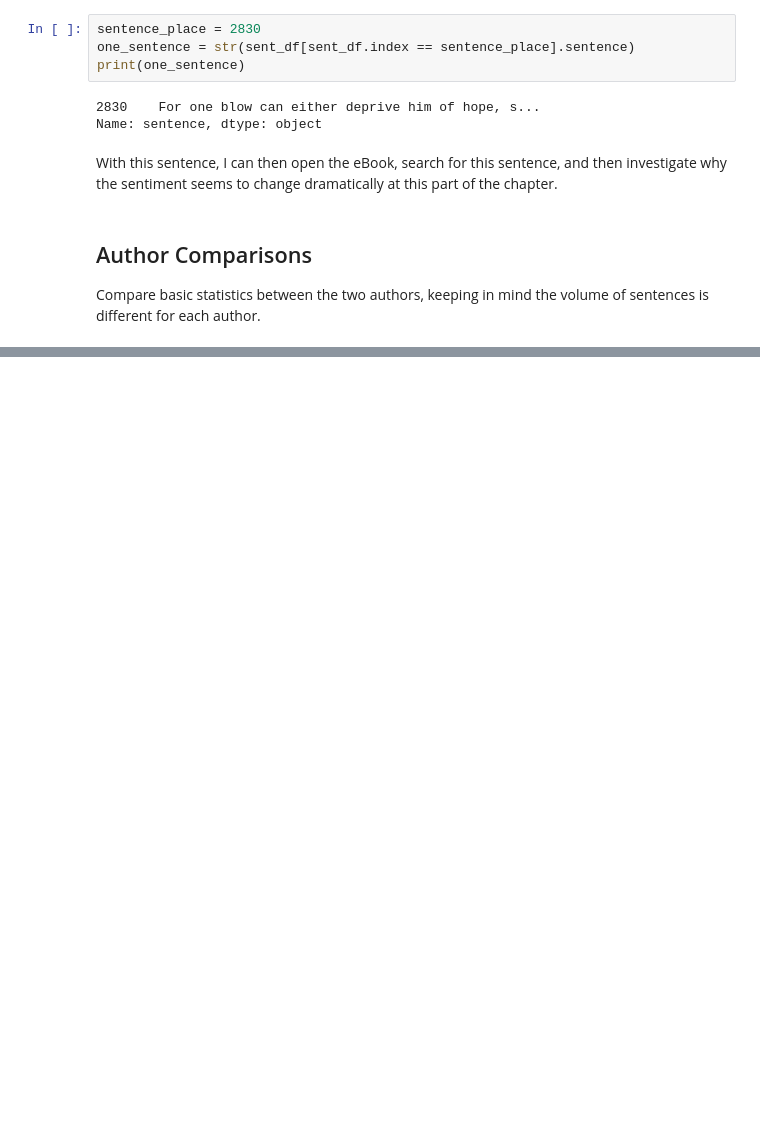
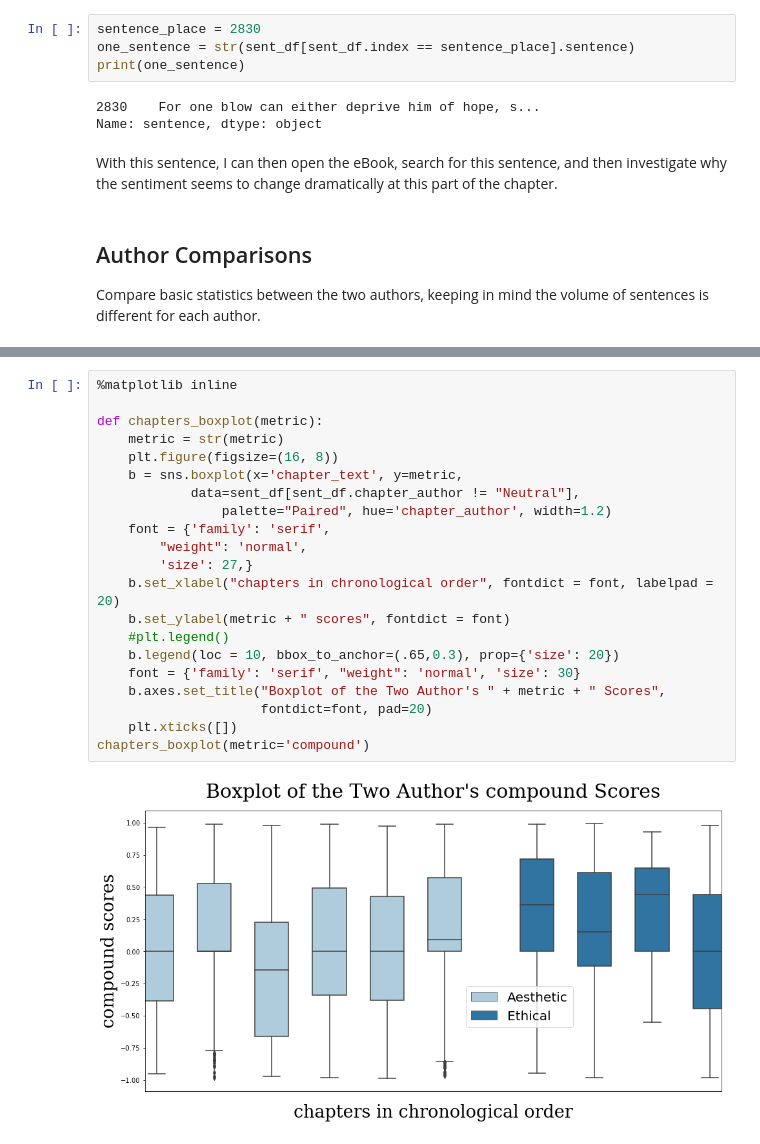
Before and after one commit to paulmtree/Philosophy_Analysis, a Jupyter notebook: Preliminary Sentiment Analysis.ipynb, the cells around one changed output, grey strips where cells are left out. Drawn from its saved outputs; the diff is of its cells as text; blank space fills up the shorter version.

```diff
--- a/Preliminary Sentiment Analysis.ipynb
+++ b/Preliminary Sentiment Analysis.ipynb
@@ -348,0 +409,23 @@ Descriptive statitics for compound column
+# %%
+%matplotlib inline
+
+def chapters_boxplot(metric):
+    metric = str(metric)
+    plt.figure(figsize=(16, 8))
+    b = sns.boxplot(x='chapter_text', y=metric,
+            data=sent_df[sent_df.chapter_author != "Neutral"],
+                palette="Paired", hue='chapter_author', width=1.2)
+    font = {'family': 'serif',
+        "weight": 'normal',
+        'size': 27,}
+    b.set_xlabel("chapters in chronological order", fontdict = font, labelpad = 20)
+    b.set_ylabel(metric + " scores", fontdict = font)
+    #plt.legend()
+    b.legend(loc = 10, bbox_to_anchor=(.65,0.3), prop={'size': 20})
+    font = {'family': 'serif', "weight": 'normal', 'size': 30}
+    b.axes.set_title("Boxplot of the Two Author's " + metric + " Scores",
+                     fontdict=font, pad=20)
+    plt.xticks([])
+chapters_boxplot(metric='compound')
+# %% [output]
+[figure, added]
```
Also changed, not shown: parts of 33 cells of this notebook, 1 other file.
